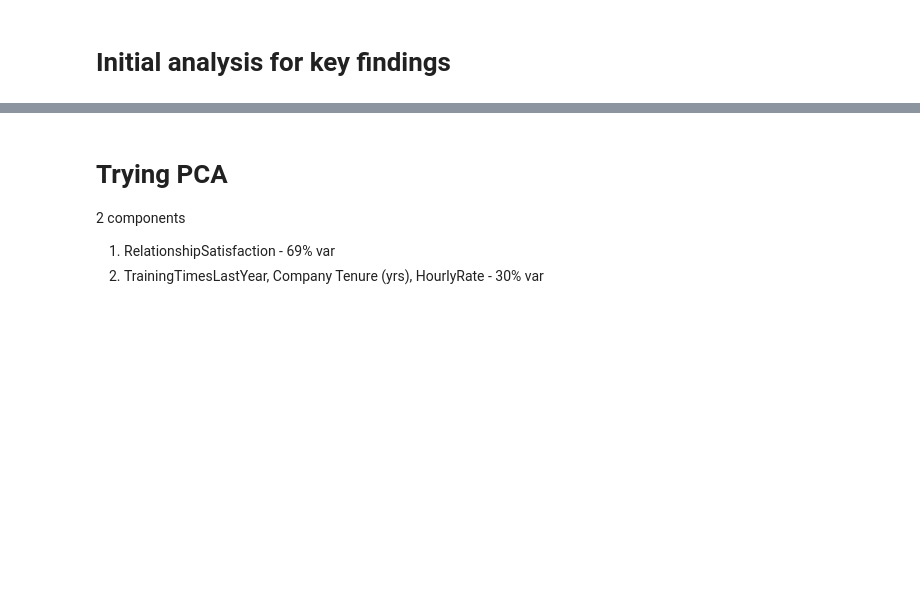
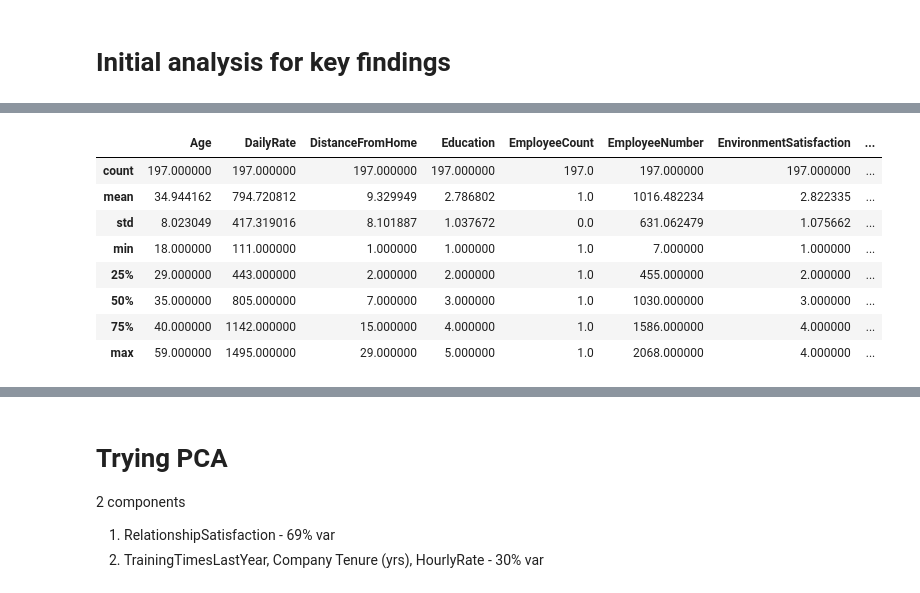
Before and after one commit to coderkol95/attrition_analytics, a Jupyter notebook: scratchpad.ipynb, the cells around one changed output, grey strips where cells are left out. Saved outputs shown, nothing was run; the diff lists cells and outputs as text; code cells hidden in the pictures; blank space fills up the shorter version.

```diff
--- a/scratchpad.ipynb
+++ b/scratchpad.ipynb
@@ -105,3 +170,5 @@ data[data['Attrition']=='Yes'][['WorkLifeBalance','twy']].value_counts() /data[[
 # %%
 plt.figure(figsize=(20,10))
 sns.boxplot(data=data, x='RelationshipSatisfaction', y='Attrition')
+# %%
+payments=data[["JobRole","MonthlyIncome"]].groupby("JobRole")["MonthlyIncome"].mean()
@@ -107,0 +189,10 @@ sns.boxplot(data=data, x='RelationshipSatisfaction', y='Attrition')
+# %%
+def cc(x):
+    jr=x[0]
+    inc=x[1]
+    if inc<payments[jr]:
+        return 1
+    else:
+        return 0
+# %%
+data["paid_less"] = data[["JobRole","MonthlyIncome"]].apply(cc,axis=1)
@@ -107,0 +336,14 @@ sns.boxplot(data=data, x='RelationshipSatisfaction', y='Attrition')
+# %%
+pd.set_option('display.max_columns', None)
+# %%
+data[(data["Attrition"]=="No")&(data["JobRole"]=="Laboratory Technician")].describe()
+# %% [output]
+|  | Age | DailyRate | DistanceFromHome | Education | EmployeeCount | EmployeeNumber | EnvironmentSatisfaction | ... |
+| count | 197.000000 | 197.000000 | 197.000000 | 197.000000 | 197.0 | 197.000000 | 197.000000 | ... |
+| mean | 34.944162 | 794.720812 | 9.329949 | 2.786802 | 1.0 | 1016.482234 | 2.822335 | ... |
+| std | 8.023049 | 417.319016 | 8.101887 | 1.037672 | 0.0 | 631.062479 | 1.075662 | ... |
+| min | 18.000000 | 111.000000 | 1.000000 | 1.000000 | 1.0 | 7.000000 | 1.000000 | ... |
+| 25% | 29.000000 | 443.000000 | 2.000000 | 2.000000 | 1.0 | 455.000000 | 2.000000 | ... |
+| 50% | 35.000000 | 805.000000 | 7.000000 | 3.000000 | 1.0 | 1030.000000 | 3.000000 | ... |
+| 75% | 40.000000 | 1142.000000 | 15.000000 | 4.000000 | 1.0 | 1586.000000 | 4.000000 | ... |
+| max | 59.000000 | 1495.000000 | 29.000000 | 5.000000 | 1.0 | 2068.000000 | 4.000000 | ... |
```
Also changed, not shown: parts of 49 cells of this notebook, 1 other file.
